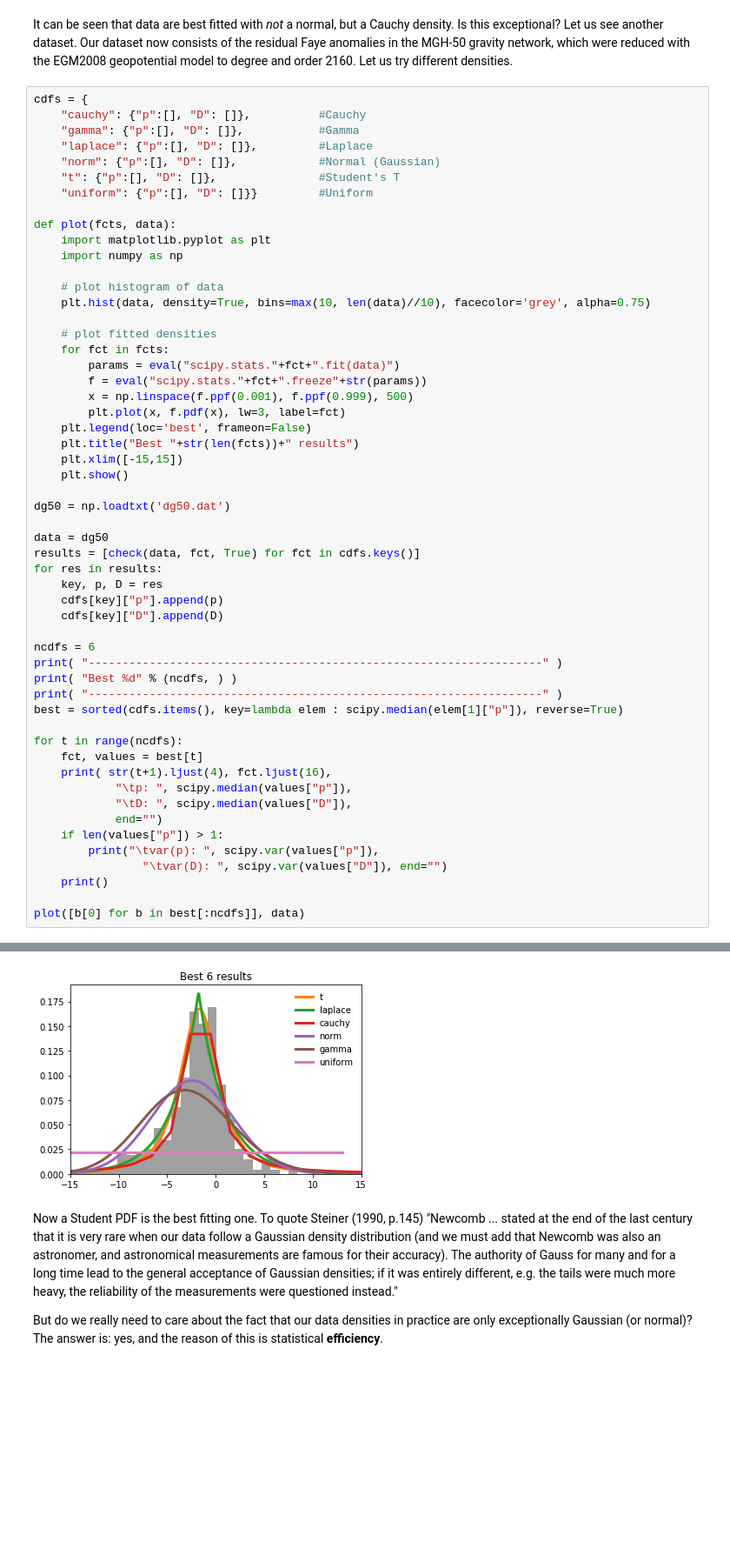
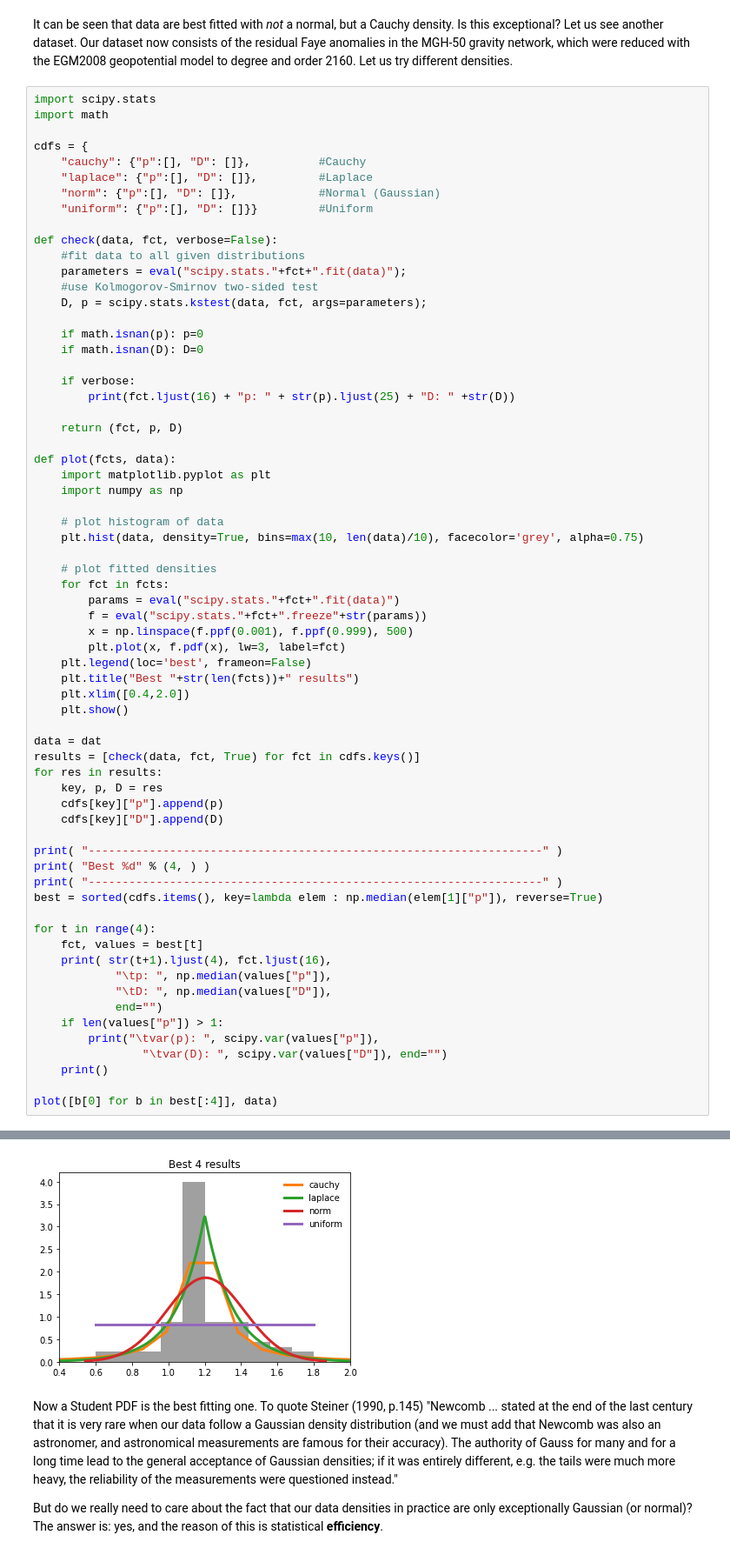
Before and after one commit to gyulat/MFV, a Jupyter notebook: MFV_en.ipynb, the cells around one changed output, grey strips where cells are left out. Shown at 87% size. Saved outputs shown, nothing was run; the diff lists cells and outputs as text; blank space fills up the shorter version.

```diff
--- a/MFV_en.ipynb
+++ b/MFV_en.ipynb
@@ -117,20 +41,35 @@ Best 4
 # %% [markdown]
 It can be seen that data are best fitted with *not* a normal, but a Cauchy density. Is this exceptional? Let us see another dataset. Our dataset now consists of the residual Faye anomalies in the MGH-50 gravity network, which were reduced with the EGM2008 geopotential model to degree and order 2160. Let us try different densities.
 # %%
+import scipy.stats
+import math
+
 cdfs = {
     "cauchy": {"p":[], "D": []},          #Cauchy
-    "gamma": {"p":[], "D": []},           #Gamma
     "laplace": {"p":[], "D": []},         #Laplace
     "norm": {"p":[], "D": []},            #Normal (Gaussian)
-    "t": {"p":[], "D": []},               #Student's T
     "uniform": {"p":[], "D": []}}         #Uniform
+
+def check(data, fct, verbose=False):
+    #fit data to all given distributions
+    parameters = eval("scipy.stats."+fct+".fit(data)");
+    #use Kolmogorov-Smirnov two-sided test
+    D, p = scipy.stats.kstest(data, fct, args=parameters);
+
+    if math.isnan(p): p=0
+    if math.isnan(D): D=0
+
+    if verbose:
+        print(fct.ljust(16) + "p: " + str(p).ljust(25) + "D: " +str(D))
+
+    return (fct, p, D)
 
 def plot(fcts, data):
     import matplotlib.pyplot as plt
     import numpy as np
 
     # plot histogram of data
-    plt.hist(data, density=True, bins=max(10, len(data)//10), facecolor='grey', alpha=0.75)
+    plt.hist(data, density=True, bins=max(10, len(data)/10), facecolor='grey', alpha=0.75)
 
     # plot fitted densities
     for fct in fcts:
@@ -140,34 +79,31 @@ def plot(fcts, data):
         plt.plot(x, f.pdf(x), lw=3, label=fct)
     plt.legend(loc='best', frameon=False)
     plt.title("Best "+str(len(fcts))+" results")
-    plt.xlim([-15,15])
+    plt.xlim([0.4,2.0])
     plt.show()
 
-dg50 = np.loadtxt('dg50.dat')
-
-data = dg50
+data = dat
 results = [check(data, fct, True) for fct in cdfs.keys()]
 for res in results:
     key, p, D = res
     cdfs[key]["p"].append(p)
     cdfs[key]["D"].append(D)
 
-ncdfs = 6
 print( "-------------------------------------------------------------------" )
-print( "Best %d" % (ncdfs, ) )
+print( "Best %d" % (4, ) )
 print( "-------------------------------------------------------------------" )
-best = sorted(cdfs.items(), key=lambda elem : scipy.median(elem[1]["p"]), reverse=True)
+best = sorted(cdfs.items(), key=lambda elem : np.median(elem[1]["p"]), reverse=True)
 
-for t in range(ncdfs):
+for t in range(4):
     fct, values = best[t]
     print( str(t+1).ljust(4), fct.ljust(16),
-            "\tp: ", scipy.median(values["p"]),
-            "\tD: ", scipy.median(values["D"]),
+            "\tp: ", np.median(values["p"]),
+            "\tD: ", np.median(values["D"]),
             end="")
     if len(values["p"]) > 1:
         print("\tvar(p): ", scipy.var(values["p"]),
                 "\tvar(D): ", scipy.var(values["D"]), end="")
     print()
 
-plot([b[0] for b in best[:ncdfs]], data)
+plot([b[0] for b in best[:4]], data)
 # %% [output]
@@ -189,4 +121,4 @@ Best 6
-[figure, old version]
+[figure, new version]
 # %% [markdown]
 Now a Student PDF is the best fitting one. To quote Steiner (1990, p.145) "Newcomb ... stated at the end of the last century that it is very rare when our data follow a Gaussian density distribution (and we must add that Newcomb was also an astronomer, and astronomical measurements are famous for their accuracy). The authority of Gauss for many and for a long time lead to the general acceptance of Gaussian densities; if it was entirely different, e.g. the tails were much more heavy, the reliability of the measurements were questioned instead."
 
```
Also changed, not shown: parts of 4 cells of this notebook.
